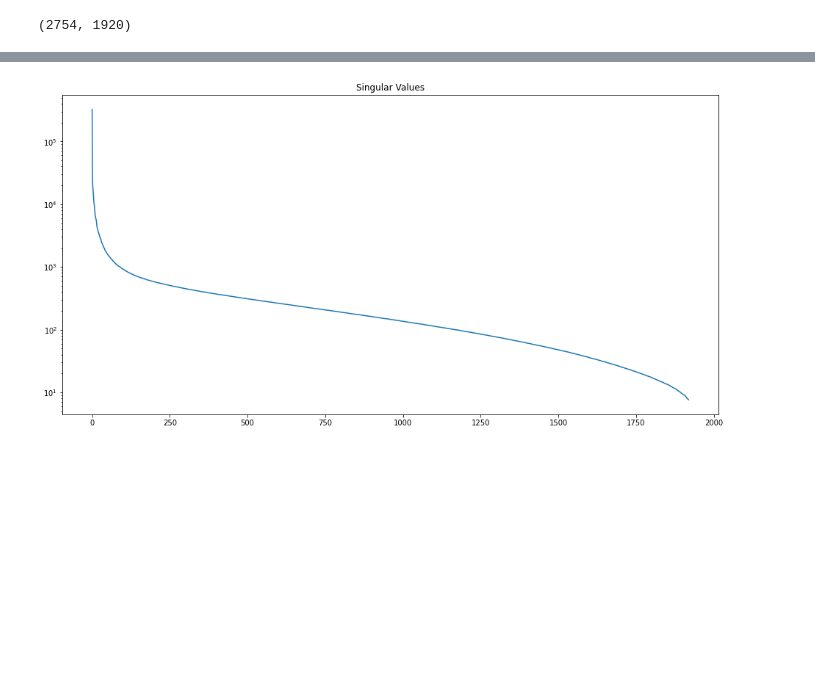
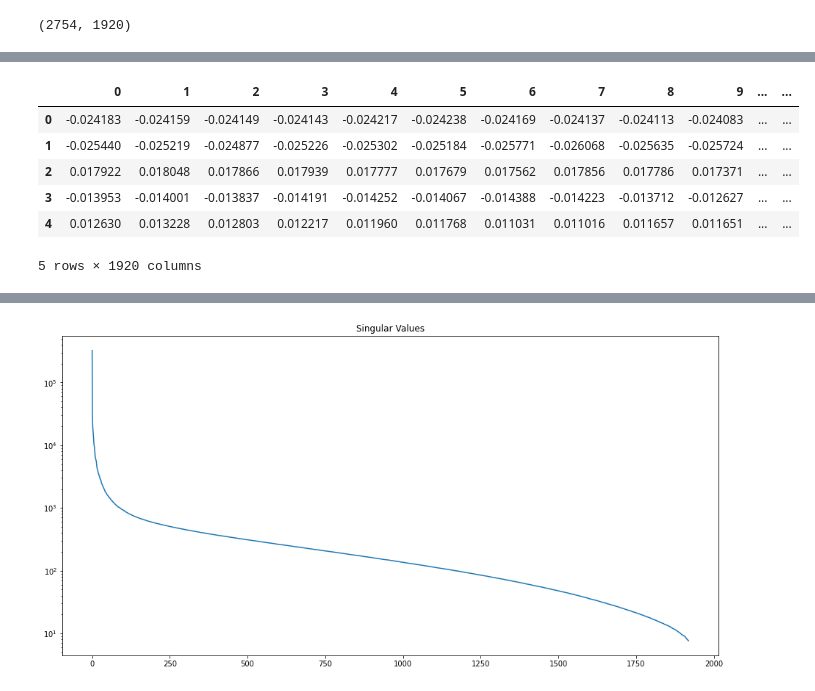
Before and after one commit to xqyn/deep-learning, a Jupyter notebook: ml/SVD_CH01_SEC02.ipynb, the cells around one changed output, grey strips where cells are left out. Saved outputs shown, nothing was run; the diff lists cells and outputs as text; code cells hidden in the pictures; blank space fills up the shorter version.

```diff
--- a/ml/SVD_CH01_SEC02.ipynb
+++ b/ml/SVD_CH01_SEC02.ipynb
@@ -106,2 +152,12 @@ X.shape
+# %%
+pd.DataFrame(VT[:r,:])
+# %% [output]
+|  | 0 | 1 | 2 | 3 | 4 | 5 | 6 | 7 | 8 | 9 | ... | ... |
+| 0 | -0.024183 | -0.024159 | -0.024149 | -0.024143 | -0.024217 | -0.024238 | -0.024169 | -0.024137 | -0.024113 | -0.024083 | ... | ... |
+| 1 | -0.025440 | -0.025219 | -0.024877 | -0.025226 | -0.025302 | -0.025184 | -0.025771 | -0.026068 | -0.025635 | -0.025724 | ... | ... |
+| 2 | 0.017922 | 0.018048 | 0.017866 | 0.017939 | 0.017777 | 0.017679 | 0.017562 | 0.017856 | 0.017786 | 0.017371 | ... | ... |
+| 3 | -0.013953 | -0.014001 | -0.013837 | -0.014191 | -0.014252 | -0.014067 | -0.014388 | -0.014223 | -0.013712 | -0.012627 | ... | ... |
+| 4 | 0.012630 | 0.013228 | 0.012803 | 0.012217 | 0.011960 | 0.011768 | 0.011031 | 0.011016 | 0.011657 | 0.011651 | ... | ... |
+5 rows × 1920 columns
 # %%
 j = 0
```
Also changed, not shown: parts of 10 cells of this notebook.
